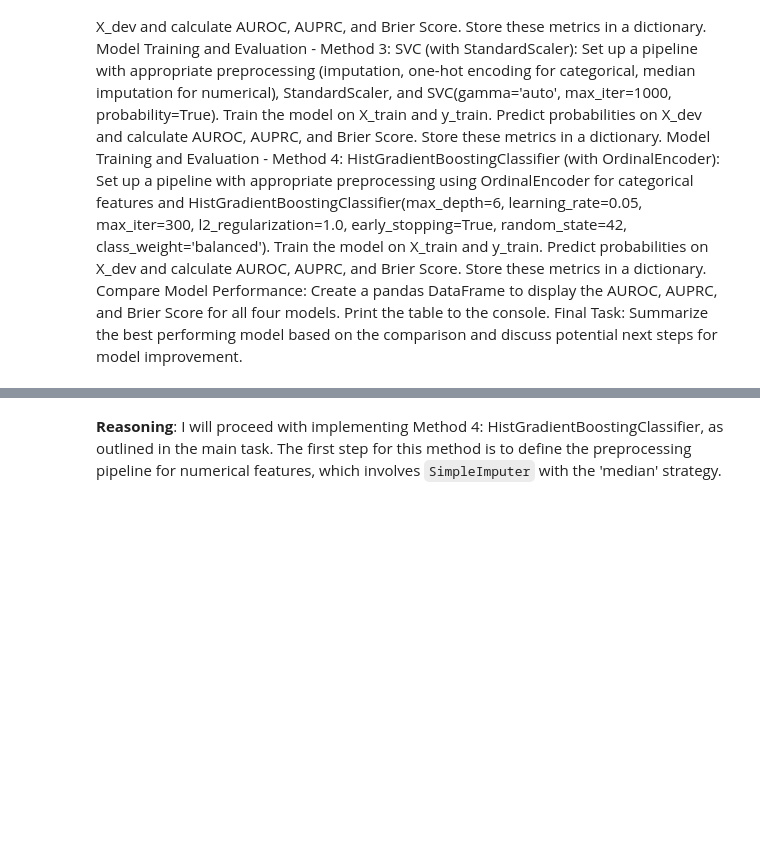
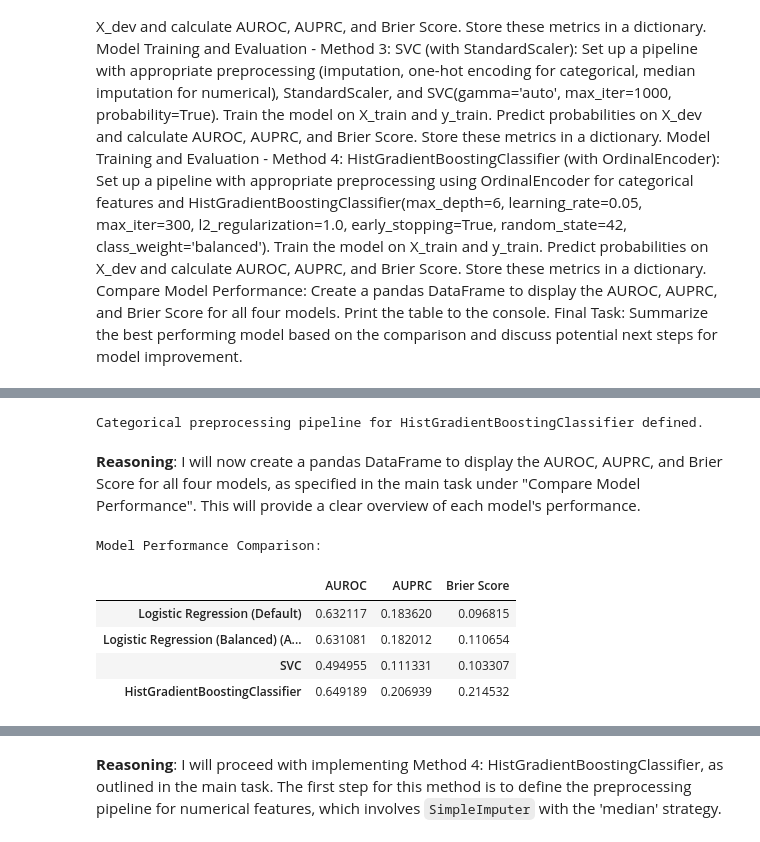
Before and after one commit to joezein71/AIHC-5010-Winter-2026, a Jupyter notebook: 20260216_project1_zein.ipynb, the cells around one changed output, grey strips where cells are left out. Drawn from its saved outputs; the diff is of its cells as text; code cells hidden in the pictures; blank space fills up the shorter version.

```diff
--- a/20260216_project1_zein.ipynb
+++ b/20260216_project1_zein.ipynb
@@ -1773,0 +1693,24 @@ print("Evaluation metrics for SVC stored.")
+# %%
+hgb_categorical_transformer = Pipeline(steps=[
+    ('imputer', SimpleImputer(strategy='most_frequent')),
+    ('ord', OrdinalEncoder(handle_unknown='use_encoded_value', unknown_value=-1))
+])
+
+print("Categorical preprocessing pipeline for HistGradientBoostingClassifier defined.")
+# %% [output]
+Categorical preprocessing pipeline for HistGradientBoostingClassifier defined.
+# %% [markdown]
+**Reasoning**:
+I will now create a pandas DataFrame to display the AUROC, AUPRC, and Brier Score for all four models, as specified in the main task under "Compare Model Performance". This will provide a clear overview of each model's performance.
+# %%
+performance_df = pd.DataFrame(model_performance).T
+
+print("\nModel Performance Comparison:")
+display(performance_df)
+# %% [output]
+Model Performance Comparison:
+|  | AUROC | AUPRC | Brier Score |
+| Logistic Regression (Default) | 0.632117 | 0.183620 | 0.096815 |
+| Logistic Regression (Balanced) (A... | 0.631081 | 0.182012 | 0.110654 |
+| SVC | 0.494955 | 0.111331 | 0.103307 |
+| HistGradientBoostingClassifier | 0.649189 | 0.206939 | 0.214532 |
```
Also changed, not shown: parts of 141 cells of this notebook.
